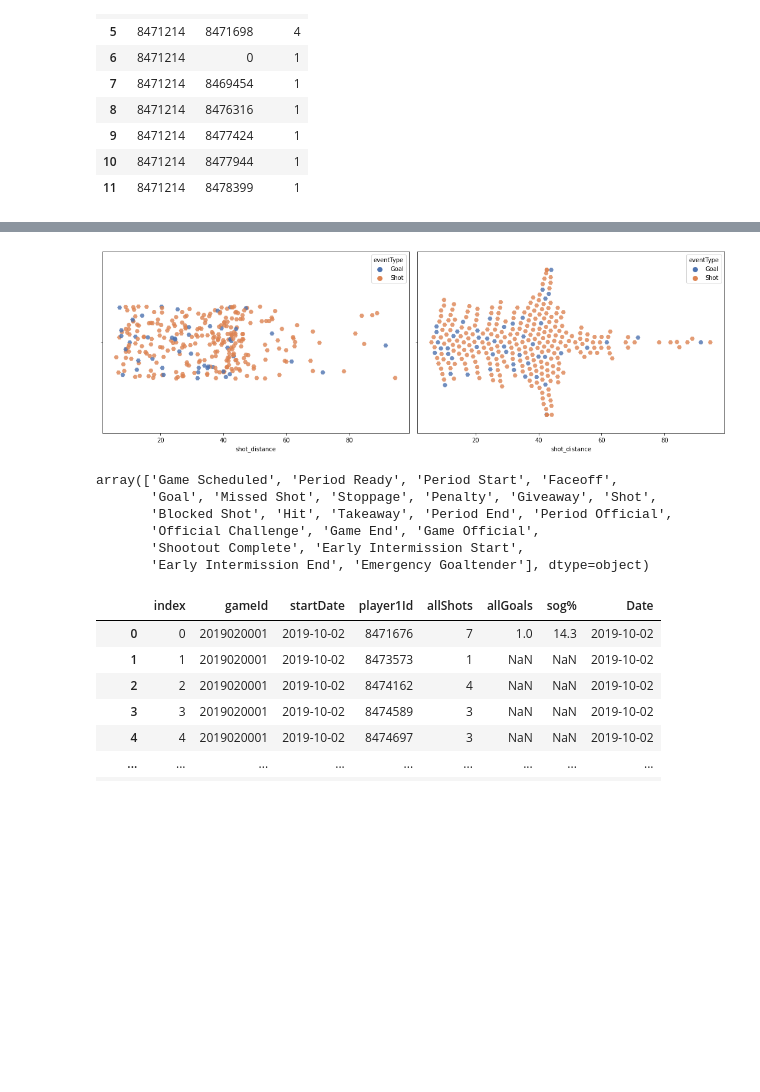
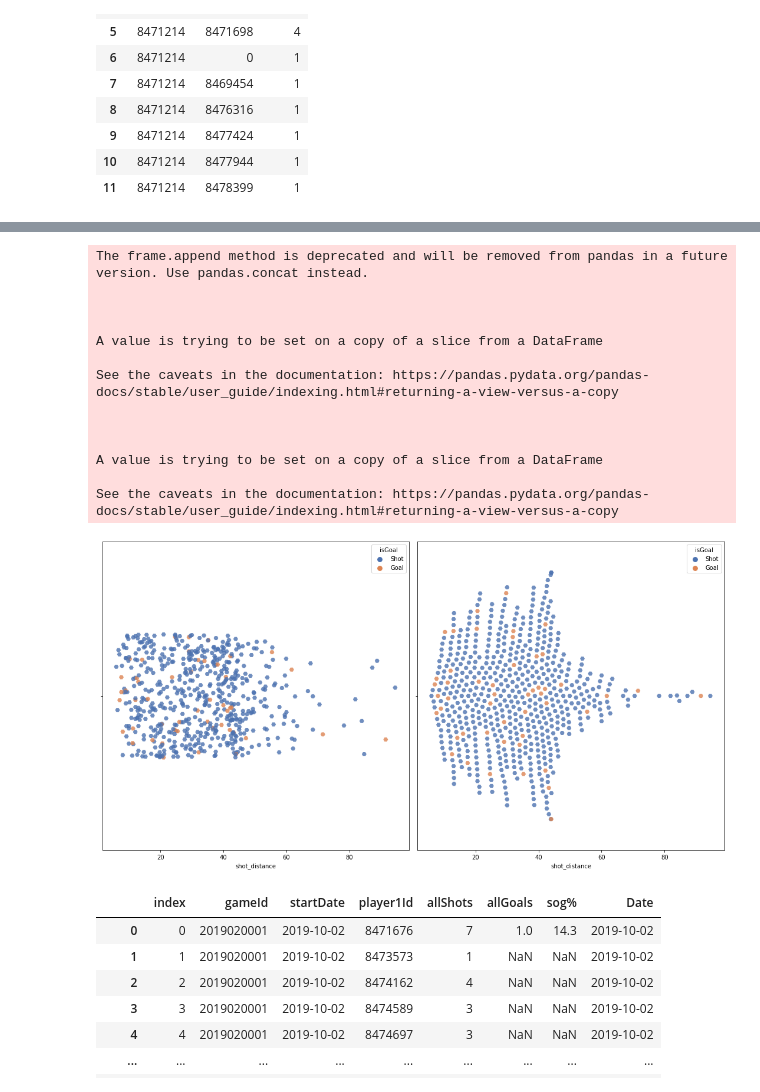
Before and after one commit to szonja126/NHL-Diplomamunka, a Jupyter notebook: readcsv.ipynb, the cells around one changed output, grey strips where cells are left out. Drawn from its saved outputs; the diff is of its cells as text; code cells hidden in the pictures; blank space fills up the shorter version.

Commit message:
eventsfinal

```diff
--- a/readcsv.ipynb
+++ b/readcsv.ipynb
@@ -48,0 +47,6 @@ events_df['periodTimeFull'] = events_df['periodTimeFull'].dt.round('60s')
+# %%
+#Tukrozzuk az esemenyeket az origora
+for idx, i in enumerate(events_df['coX']):
+    if i<0:
+        events_df['coX'].iloc[idx] = abs(events_df['coX'].iloc[idx])
+        events_df['coY'].iloc[idx] = events_df['coY'].iloc[idx]*-1
@@ -48,0 +63,11 @@ events_df['periodTimeFull'] = events_df['periodTimeFull'].dt.round('60s')
+# %%
+#Shot distance and angle
+goalcenter_x = 89
+goalcenter_y = 0
+
+events_df['shot_angle'] = events_df[['coX','coY']].apply(
+    lambda row: np.arctan(row['coY']/(89-row['coX']))*(180/np.pi),
+    axis=1)
+
+events_df['shot_distance'] = events_df[['coX','coY']].apply(
+    lambda row: np.sqrt((row['coX']-goalcenter_x)**2 + (row['coY']-goalcenter_y)**2), axis=1)
@@ -263,33 +258,57 @@ fig.show()
 # %% [output]
 [interactive output not drawn]
 # %%
-dist = pd.DataFrame()
-dist = sog_df[['shot_distance','player1Id','eventType']]
+dist1 = events_df[['shot_distance','player1Id','eventType']]
+dist1 = dist1[dist1['eventType'].isin(['Shot','Missed Shot','Goal'])]
+dist1 = dist1[dist1['player1Id'].isin([8471214])]
 
-fig, (ax1, ax2) = plt.subplots(1,2, figsize=(15,5))
+dist2 = events_df[['shot_distance','player2Id','eventType']]
+dist2 = dist2[dist2['eventType'].isin(['Blocked Shot'])]
+dist2 = dist2.rename(columns={"player2Id": "player1Id"})
+dist2 = dist2[dist2['player1Id'].isin([8471214])]
 
-sb.stripplot(data=dist, x=dist['shot_distance'], y=[""]*len(dist), ax=ax1, hue=dist['eventType'],palette="deep",
+dist = dist1.append(dist2, ignore_index=True)
+
+fig, (ax1, ax2) = plt.subplots(1,2, figsize=(15,8))
+
+dist['isGoal'] = ''
+
+for idx, i in enumerate(dist['eventType']):
+    if i == 'Goal':
+        dist['isGoal'].iloc[idx] = "Goal"
+    else:
+        dist['isGoal'].iloc[idx] = "Shot"
+
+
+sb.stripplot(data=dist, x=dist['shot_distance'], y=[""]*len(dist), ax=ax1, hue=dist['isGoal'],palette="deep",
              size=8, marker="H", edgecolor="gray", alpha=.8, jitter = .2)
 
-sb.swarmplot(data=dist, x=dist['shot_distance'], ax=ax2,  y=[""]*len(dist), hue=dist['eventType'],palette="deep",
+sb.swarmplot(data=dist, x=dist['shot_distance'], ax=ax2,  y=[""]*len(dist), hue=dist['isGoal'],palette="deep",
              size=8, marker="H",edgecolor="gray", alpha=.8)
 
 plt.tight_layout()
 # %% [output]
+The frame.append method is deprecated and will be removed from pandas in a future version. Use pandas.concat instead.
+
+
+
+A value is trying to be set on a copy of a slice from a DataFrame
+
+See the caveats in the documentation: https://pandas.pydata.org/pandas-docs/stable/user_guide/indexing.html#returning-a-view-versus-a-copy
+
+
+
+A value is trying to be set on a copy of a slice from a DataFrame
+
+See the caveats in the documentation: https://pandas.pydata.org/pandas-docs/stable/user_guide/indexing.html#returning-a-view-versus-a-copy
-[figure, old version]
+[figure, new version]
 # %%
 #events_df.player1Type.unique() #'Winner', 'Scorer', 'Shooter', 'PenaltyOn', 'PlayerID','Blocker', 'Hitter'
-#events_df.player2Type.unique() #'Loser', 'Assist', 'DrewBy', 'Goalie', 'Shooter', 'Hittee' (Blocked Shot-nal elso a Blocker masodik a Shooter)
+#events_df.player2Type.unique() #'Loser', 'Assist', 'DrewBy', 'Goalie', 'Shooter', 'Hittee'
+    #(Blocked Shot-nal elso a Blocker masodik a Shooter)
 #events_df.player3Type.unique() #'Assist', 'Goalie', 'ServedBy'
 #events_df.player4Type.unique() #'Golie'
-events_df.eventType.unique()
+#events_df.eventType.unique()
-# %% [output]
-array(['Game Scheduled', 'Period Ready', 'Period Start', 'Faceoff',
-       'Goal', 'Missed Shot', 'Stoppage', 'Penalty', 'Giveaway', 'Shot',
-       'Blocked Shot', 'Hit', 'Takeaway', 'Period End', 'Period Official',
-       'Official Challenge', 'Game End', 'Game Official',
-       'Shootout Complete', 'Early Intermission Start',
-       'Early Intermission End', 'Emergency Goaltender'], dtype=object)
 # %%
 #Elso DataFrame: osszes kapuraloves a player 1-tol
 tmp_sog = events_df[['gameId','player1Id','startDate','eventType']]
```
Also changed, not shown: parts of 21 cells of this notebook, 3 other files.
